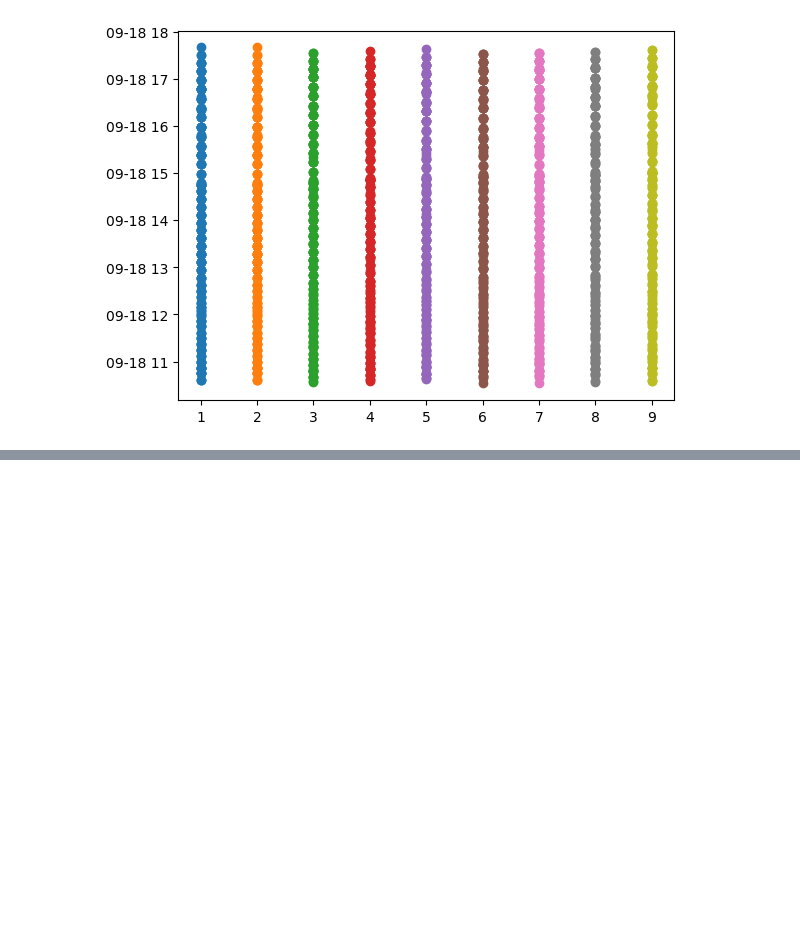
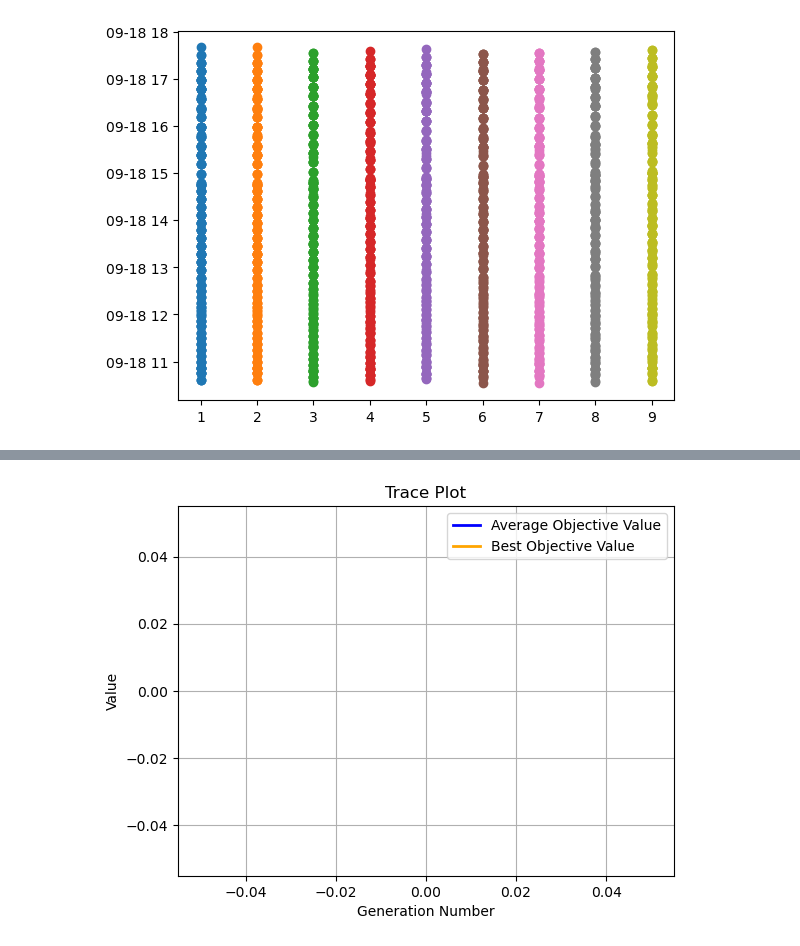
Before and after one commit to XanderPENG/hk-bus, a Jupyter notebook: scheduling/data_inspect.ipynb, the cells around one changed output, grey strips where cells are left out. Cells and saved outputs as stored; diff of their text form; code cells hidden in the pictures; blank space fills up the shorter version.

```diff
--- a/scheduling/data_inspect.ipynb
+++ b/scheduling/data_inspect.ipynb
@@ -123,0 +179,9 @@ for name, group in data_by_seq:
+# %%
+time_diffs = []
+for i, eta1 in enumerate(b_eta):
+    inner_diffs = []
+    for j, eta2 in enumerate(a_eta):
+        if eta1 > eta2:
+            inner_diffs.append(eta1 - eta2)
+    time_diffs.append(inner_diffs)
+time_diffs
@@ -123,0 +194,9 @@ for name, group in data_by_seq:
+# %%
+var_candidates = []
+for i, eta1 in enumerate(b_eta):
+    inner_ = []
+    for j, eta2 in enumerate(a_eta):
+        if eta1 > eta2:
+            inner_.append(j)
+    var_candidates.append(inner_)
+var_candidates
@@ -123,0 +214,66 @@ for name, group in data_by_seq:
+# %%
+import geatpy as ea
+
+flattened_time_diffs = [item for sublist in time_diffs for item in sublist]
+flattened_var_candidates = [item for sublist in var_candidates for item in sublist]
+# Use geatpy to solve the problem: choose one number from each inner_list of time_diffs, and make the variance of the chosen numbers least
+class MyProblem(ea.Problem): # 继承Problem父类
+    def __init__(self):
+        name = 'MyProblem' # 初始化name（函数名称，可以随意设置）
+        M = 1 # 初始化M（目标维数）
+        maxormins = [1] # 初始化maxormins（目标最小最大化标记列表，1：最小化该目标；-1：最大化该目标）
+        Dim = len(flattened_time_diffs) # 初始化Dim（决策变量维数）
+        varTypes = [1] * Dim # 初始化varTypes（决策变量的类型，0：实数；1：整数）
+        lb = [0] * Dim # 决策变量下界
+        ub = [1] * Dim # 决策变量上界
+        lbin = [1] * Dim # 决策变量下边界
+        ubin = [1] * Dim # 决策变量上边界
+        # 调用父类构造方法完成实例化
+        ea.Problem.__init__(self, name, M, maxormins, Dim, varTypes, lb, ub, lbin, ubin)
+    def evalVars(self, Vars):
+        # Calcualte the variance of the chosen time_diffs
+        chosen_time_diffs = Vars * flattened_time_diffs
+        #print(chosen_time_diffs)
+        non_zero_matrix = np.where(chosen_time_diffs == 0, np.nan, chosen_time_diffs)
+
+        #print(mean)
+        variance = np.nanvar(non_zero_matrix, axis=1).reshape(-1, 1) # 计算目标函数值，赋值给pop种群对象的ObjV属性
+        # print(variance)
+        cv_list1 = []
+        count_num = 0
+        for idx, inner_list in enumerate(time_diffs):
+            _cv = abs(np.sum(Vars[:, count_num:count_num+len(inner_list)], axis=1) - 1).reshape(-1, 1)
+            count_num += len(inner_list)
+            cv_list1.append(_cv)
+
+        cv_list2 = []
+        for eta_idx in set(flattened_var_candidates):
+            _indices = np.where(np.array(flattened_var_candidates) == eta_idx)[0]
+            _cv = abs(np.sum(Vars[:, np.where(np.array(flattened_var_candidates) == eta_idx)[0]], axis=1) - 1).reshape(-1, 1)
+            cv_list2.append(_cv)
+        # cv1 = (np.sum(Vars[:, [0, 5, 8, 13, 18]], axis=1) - 2).reshape(-1, 1)
+        # cv2 = (np.sum(Vars[:, [1, 6, 9, 14, 19]], axis=1) - 2).reshape(-1, 1)
+        # cv3 = (np.sum(Vars[:, [2, 7, 10, 15, 20]], axis=1) - 2).reshape(-1, 1)
+        # cv4 = (np.sum(Vars[:, [3, 11, 16, 21]], axis=1) - 2).reshape(-1, 1)
+        # cv5 = (np.sum(Vars[:, [4, 12, 17, 22]], axis=1) - 2).reshape(-1, 1)
+        # cv_list2 = [cv1, cv2, cv3, cv4, cv5]
+
+        cv = np.hstack(cv_list1+cv_list2)
+        return variance, cv
+
+problem = MyProblem()
+algorithm = ea.soea_DE_best_1_bin_templet(problem, ea.Population(Encoding='RI', NIND=1000),
+        MAXGEN=1000)
+algorithm.mutOper.F = 0.5  # 差分进化中的参数F
+algorithm.recOper.XOVR = 0.7  # 重组概率
+# 求解
+res = ea.optimize(algorithm,
+                  verbose=True,
+                  drawing=1,
+                  outputMsg=True,
+                  drawLog=False,
+                  )# 最大进化代数。)# 实例化一个算法模板对象
+
+res['Vars'] * flattened_time_diffs
+# %% [output]
+[figure, added]
```
Also changed, not shown: parts of 20 cells of this notebook, 1 other file.
